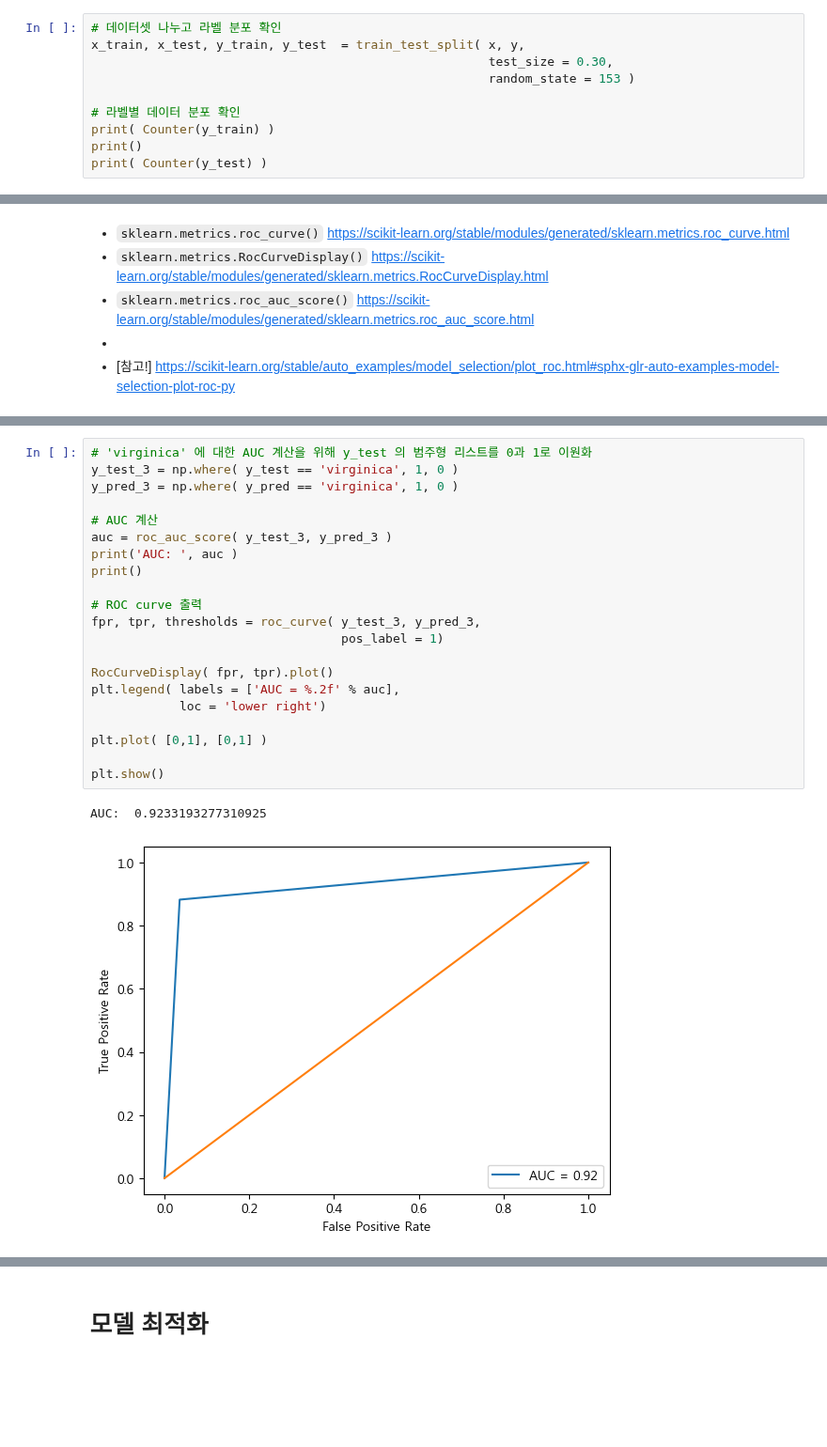
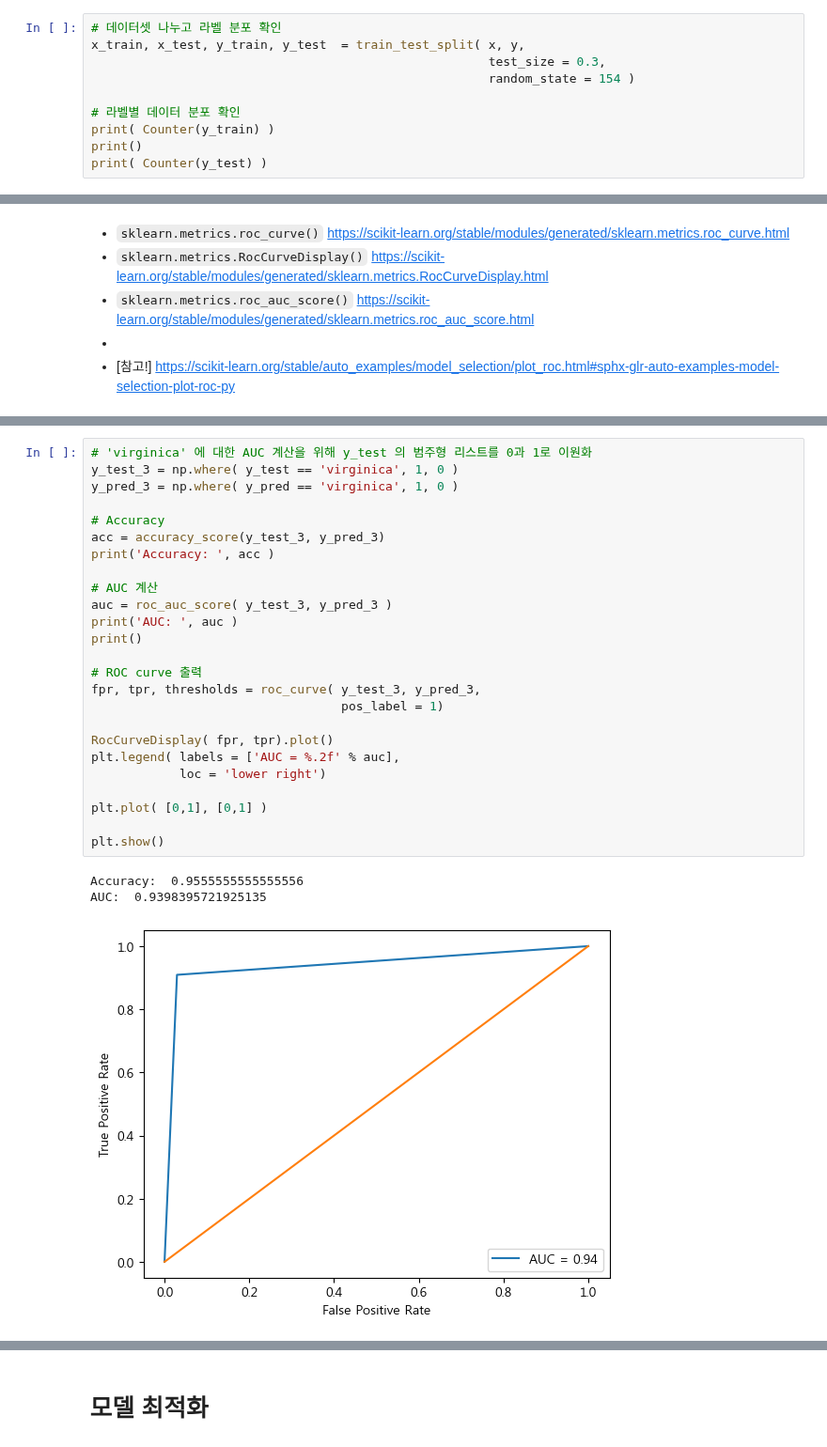
Before and after one commit to anjuiswhat/TIL, a Jupyter notebook: ADP_study/Python/5_정형 데이터마이닝/분류/정리_의사결정나무.ipynb, the cells around one changed output, grey strips where cells are left out. Shown at 94% size. Drawn from its saved outputs; the diff is of its cells as text; blank space fills up the shorter version.

```diff
--- a/ADP_study/Python/5_정형 데이터마이닝/분류/정리_의사결정나무.ipynb
+++ b/ADP_study/Python/5_정형 데이터마이닝/분류/정리_의사결정나무.ipynb
@@ -101,8 +102,8 @@ y = df_iris.iloc[:, 4 ]
 # %%
 # 데이터셋 나누고 라벨 분포 확인
 x_train, x_test, y_train, y_test  = train_test_split( x, y,
-                                                      test_size = 0.30,
-                                                      random_state = 153 )
+                                                      test_size = 0.3,
+                                                      random_state = 154 )
 
 # 라벨별 데이터 분포 확인
 print( Counter(y_train) )
@@ -343,24 +307,29 @@ AUC:  0.9302884615384616
 # %%
 # 'virginica' 에 대한 AUC 계산을 위해 y_test 의 범주형 리스트를 0과 1로 이원화
 y_test_3 = np.where( y_test == 'virginica', 1, 0 )
 y_pred_3 = np.where( y_pred == 'virginica', 1, 0 )
+
+# Accuracy
+acc = accuracy_score(y_test_3, y_pred_3)
+print('Accuracy: ', acc )
 
 # AUC 계산
 auc = roc_auc_score( y_test_3, y_pred_3 )
 print('AUC: ', auc )
 print()
 
 # ROC curve 출력
 fpr, tpr, thresholds = roc_curve( y_test_3, y_pred_3,
                                   pos_label = 1)
 
 RocCurveDisplay( fpr, tpr).plot()
 plt.legend( labels = ['AUC = %.2f' % auc],
             loc = 'lower right')
 
 plt.plot( [0,1], [0,1] )
 
 plt.show()
 # %% [output]
-AUC:  0.9233193277310925
+Accuracy:  0.9555555555555556
+AUC:  0.9398395721925135
-[figure, old version]
+[figure, new version]
```
Also changed, not shown: parts of 64 cells of this notebook.
